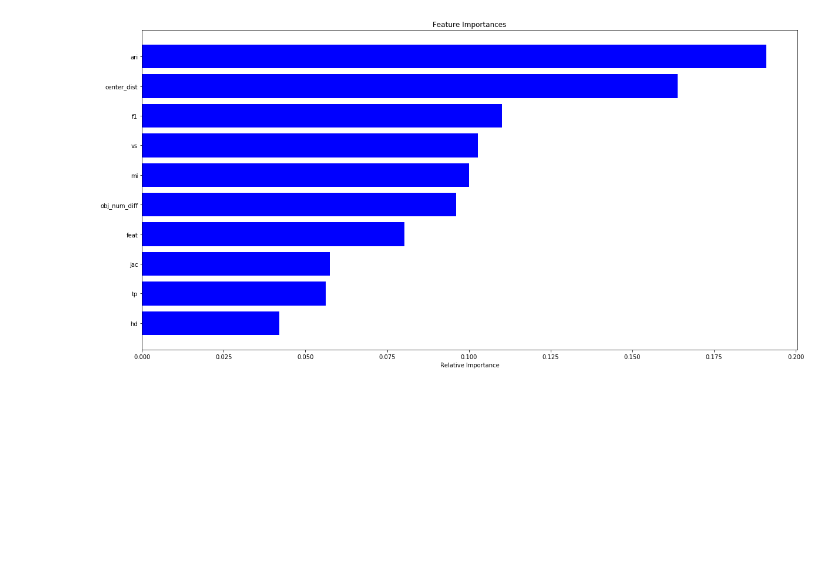
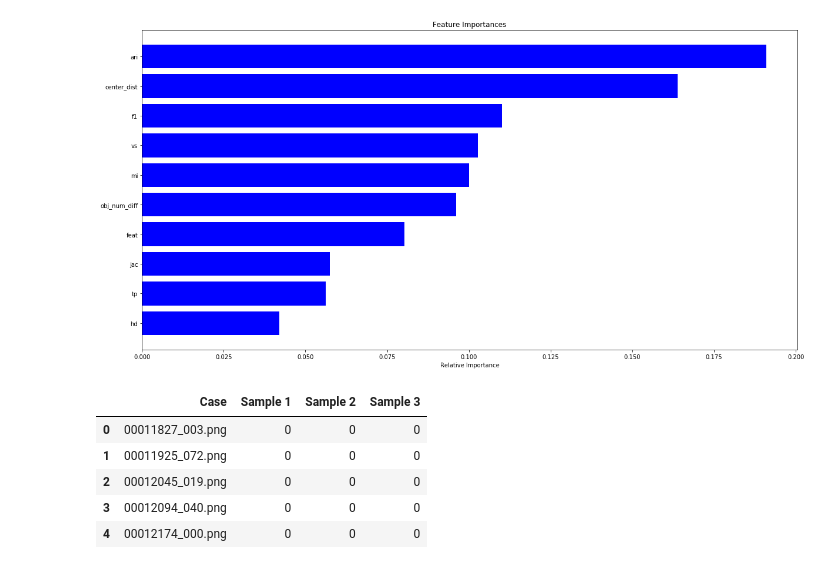
Before and after one commit to Rtut654/med_images, a Jupyter notebook: nonlinear_models.ipynb, the cells around one changed output. Saved outputs shown, nothing was run; the diff lists cells and outputs as text; code cells hidden in the pictures; blank space fills up the shorter version.

```diff
--- a/nonlinear_models.ipynb
+++ b/nonlinear_models.ipynb
@@ -116,3 +116,13 @@ plt.xlabel('Relative Importance')
 plt.show()
 # %% [output]
 [figure]
+# %%
+test_data_format = pd.read_csv('SecretPart_dummy.csv')
+test_data_format.head()
+# %% [output]
+|  | Case | Sample 1 | Sample 2 | Sample 3 |
+| 0 | 00011827_003.png | 0 | 0 | 0 |
+| 1 | 00011925_072.png | 0 | 0 | 0 |
+| 2 | 00012045_019.png | 0 | 0 | 0 |
+| 3 | 00012094_040.png | 0 | 0 | 0 |
+| 4 | 00012174_000.png | 0 | 0 | 0 |
```
Also changed, not shown: parts of 7 cells of this notebook, 4 other files.
